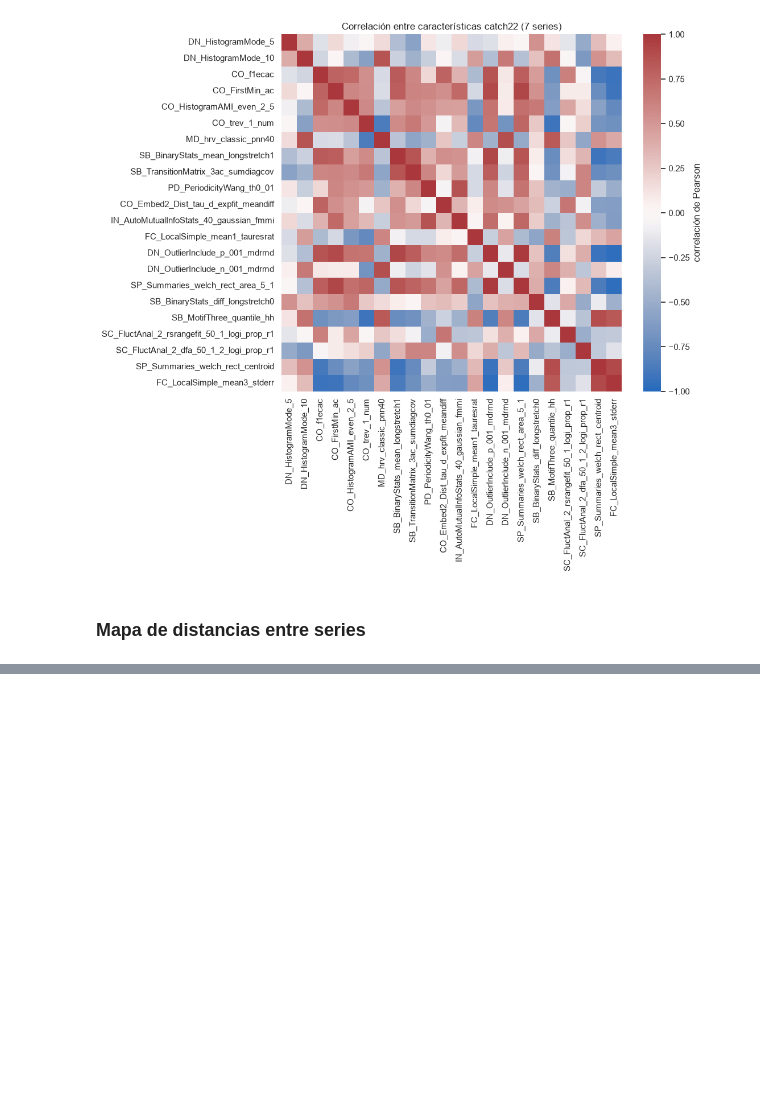
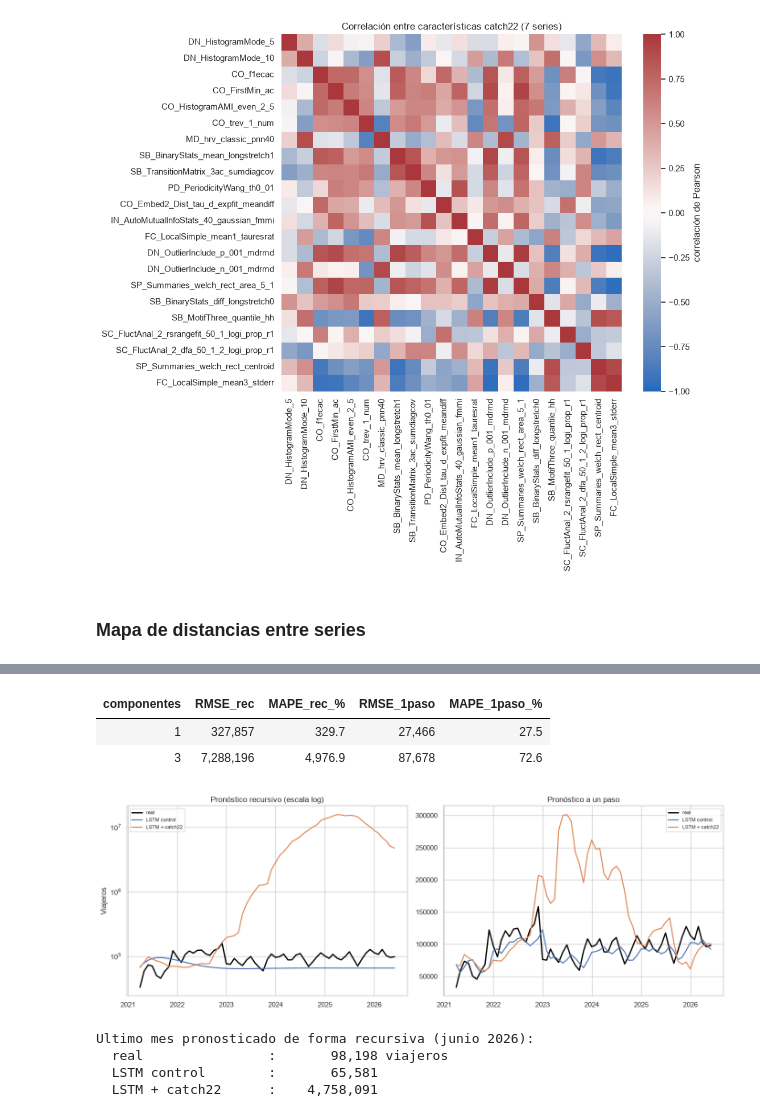
Before and after one commit to Bamo0507/Laboratorio2_Series_de_Tiempo, a Jupyter notebook: notebooks/catch22/Catch22_Series_de_Tiempo.ipynb, the cells around one changed output, grey strips where cells are left out. Cells and saved outputs as stored; diff of their text form; code cells hidden in the pictures; blank space fills up the shorter version.

Commit message:
feat: lstm con catch22

```diff
--- a/notebooks/catch22/Catch22_Series_de_Tiempo.ipynb
+++ b/notebooks/catch22/Catch22_Series_de_Tiempo.ipynb
@@ -303,0 +729,68 @@ En resumen: la agrupación no sigue la categoría administrativa (región vs. fr
+# %%
+# Robustez: se repite con un solo componente, para verificar que el resultado no
+# dependa de haber elegido tres.
+def evaluar_con_k(k):
+    pca_k = PCA(n_components=k, random_state=0).fit(esc_feat.transform(A))
+    Pk = pca_k.transform(esc_feat.transform(A)); mn, mx = Pk.min(0), Pk.max(0)
+    can = lambda f: (pca_k.transform(esc_feat.transform(np.atleast_2d(f)))[0] - mn) / (mx - mn)
+    X = np.array([[np.concatenate([[esc_valor.transformar(tr_log[i])], can(F_train[i])])
+                   for i in range(j - VENTANA, j)] for j in range(INICIO, len(tr_log))], "float32")
+    y = np.array([esc_valor.transformar(tr_log[j]) for j in range(INICIO, len(tr_log))], "float32")
+    m = entrenar(lstm_simple(1 + k), X, y)
+    hist, feats, rec = list(tr_log), dict(F_train), []
+    for _ in range(len(te_log)):
+        n = len(hist)
+        for i in range(n - VENTANA, n):
+            if i not in feats:
+                feats[i] = catch22_ventana(np.array(hist[i - V_FEAT:i]))
+        fila = [np.concatenate([[esc_valor.transformar(hist[i])], can(feats[i])])
+                for i in range(n - VENTANA, n)]
+        v = esc_valor.invertir(float(m(np.array([fila], "float32"), training=False)[0, 0]))
+        hist.append(v); rec.append(v)
+    paso = [esc_valor.invertir(float(m(np.array([[np.concatenate(
+                [[esc_valor.transformar(completa_log[i])], can(F_todo[i])])
+                for i in range(j - VENTANA, j)]], "float32"), training=False)[0, 0]))
+            for j in range(len(tr_log), len(completa_log))]
+    return utils.metricas(te_log, rec), utils.metricas(te_log, paso)
+
+filas_k = []
+for k in (1, 3):
+    mr, mp = evaluar_con_k(k)
+    filas_k.append({"componentes": k, "RMSE_rec": mr["RMSE"], "MAPE_rec_%": mr["MAPE_%"],
+                    "RMSE_1paso": mp["RMSE"], "MAPE_1paso_%": mp["MAPE_%"]})
+robustez_214 = pd.DataFrame(filas_k)
+display(robustez_214.style.format({"RMSE_rec": "{:,.0f}", "MAPE_rec_%": "{:,.1f}",
+                                   "RMSE_1paso": "{:,.0f}", "MAPE_1paso_%": "{:.1f}"}
+                                  ).hide(axis="index"))
+# %% [output]
+| componentes | RMSE_rec | MAPE_rec_% | RMSE_1paso | MAPE_1paso_% |
+| 1 | 327,857 | 329.7 | 27,466 | 27.5 |
+| 3 | 7,288,196 | 4,976.9 | 87,678 | 72.6 |
+# %%
+# Grafico: el control univariado contra el modelo con catch22, en escala logaritmica
+# porque la divergencia del recursivo saca al segundo de cualquier escala lineal.
+idx = pd.date_range("2021-04-01", periods=len(te_log), freq="MS")
+
+fig, ax = plt.subplots(1, 2, figsize=(14, 5))
+ax[0].plot(idx, np.exp(te_log), color="black", lw=2, label="real")
+ax[0].plot(idx, np.exp(pred_ctrl_rec), lw=1.6, label="LSTM control")
+ax[0].plot(idx, np.exp(pred_c22_rec), lw=1.6, label="LSTM + catch22")
+ax[0].set_yscale("log"); ax[0].set_title("Pronóstico recursivo (escala log)")
+ax[0].set_ylabel("Viajeros"); ax[0].legend(fontsize=8)
+
+ax[1].plot(idx, np.exp(te_log), color="black", lw=2, label="real")
+ax[1].plot(idx, np.exp(pred_ctrl_paso), lw=1.6, label="LSTM control")
+ax[1].plot(idx, np.exp(pred_c22_paso), lw=1.6, label="LSTM + catch22")
+ax[1].set_title("Pronóstico a un paso"); ax[1].legend(fontsize=8)
+plt.tight_layout(); plt.show()
+
+print(f"Ultimo mes pronosticado de forma recursiva (junio 2026):")
+print(f"  real                : {np.exp(te_log[-1]):>12,.0f} viajeros")
+print(f"  LSTM control        : {np.exp(pred_ctrl_rec[-1]):>12,.0f}")
+print(f"  LSTM + catch22      : {np.exp(pred_c22_rec[-1]):>12,.0f}")
+# %% [output]
+[figure, added]
+Ultimo mes pronosticado de forma recursiva (junio 2026):
+  real                :       98,198 viajeros
+  LSTM control        :       65,581
+  LSTM + catch22      :    4,758,091
```
Also changed, not shown: parts of 18 cells of this notebook, 4 other files.
